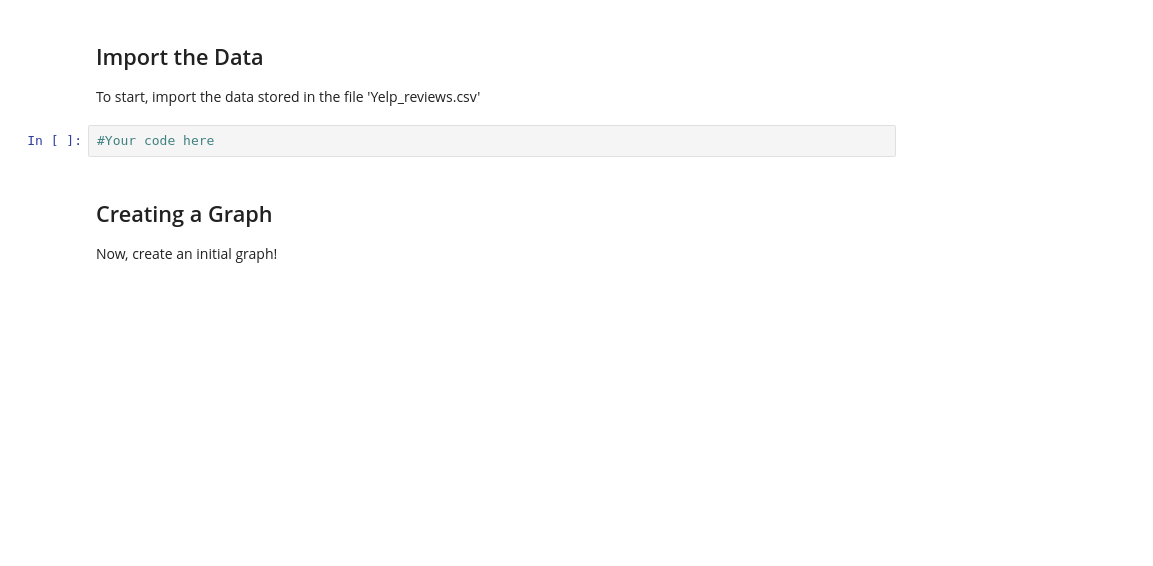
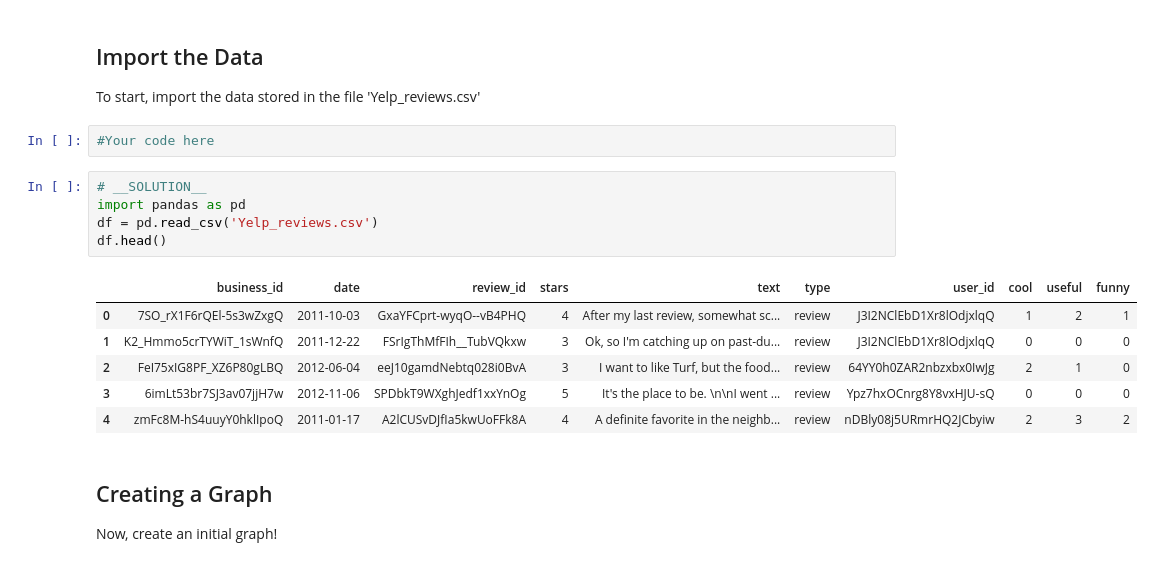
Before and after one commit to learn-co-curriculum/dsc-networkX-intro-lab, a Jupyter notebook: index.ipynb, the cells around one changed output. Drawn from its saved outputs; the diff is of its cells as text; blank space fills up the shorter version.

```diff
--- a/index.ipynb
+++ b/index.ipynb
@@ -18,6 +18,18 @@ You will be able to:
 To start, import the data stored in the file 'Yelp_reviews.csv'
 # %%
 #Your code here
+# %%
+# __SOLUTION__
+import pandas as pd
+df = pd.read_csv('Yelp_reviews.csv')
+df.head()
+# %% [output]
+|  | business_id | date | review_id | stars | text | type | user_id | cool | useful | funny |
+| 0 | 7SO_rX1F6rQEl-5s3wZxgQ | 2011-10-03 | GxaYFCprt-wyqO--vB4PHQ | 4 | After my last review, somewhat sc... | review | J3I2NClEbD1Xr8lOdjxlqQ | 1 | 2 | 1 |
+| 1 | K2_Hmmo5crTYWiT_1sWnfQ | 2011-12-22 | FSrIgThMfFIh__TubVQkxw | 3 | Ok, so I'm catching up on past-du... | review | J3I2NClEbD1Xr8lOdjxlqQ | 0 | 0 | 0 |
+| 2 | FeI75xIG8PF_XZ6P80gLBQ | 2012-06-04 | eeJ10gamdNebtq028i0BvA | 3 | I want to like Turf, but the food... | review | 64YY0h0ZAR2nbzxbx0IwJg | 2 | 1 | 0 |
+| 3 | 6imLt53br7SJ3av07jjH7w | 2012-11-06 | SPDbkT9WXghJedf1xxYnOg | 5 | It's the place to be. \n\nI went ... | review | Ypz7hxOCnrg8Y8vxHJU-sQ | 0 | 0 | 0 |
+| 4 | zmFc8M-hS4uuyY0hklIpoQ | 2011-01-17 | A2lCUSvDJfIa5kwUoFFk8A | 4 | A definite favorite in the neighb... | review | nDBly08j5URmrHQ2JCbyiw | 2 | 3 | 2 |
 # %% [markdown]
 ## Creating a Graph
 
```
Also changed, not shown: parts of 4 cells of this notebook, 2 other files.
